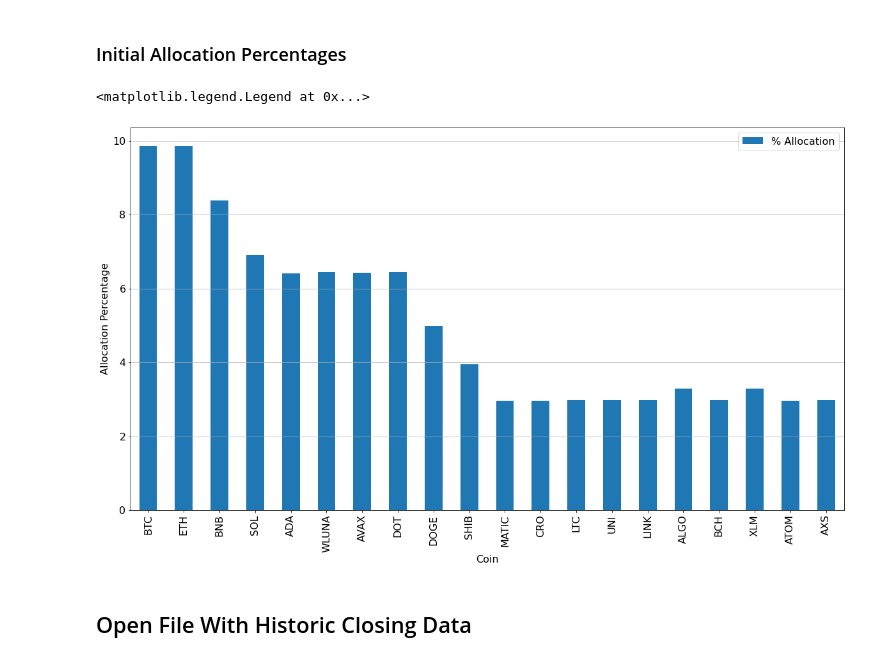
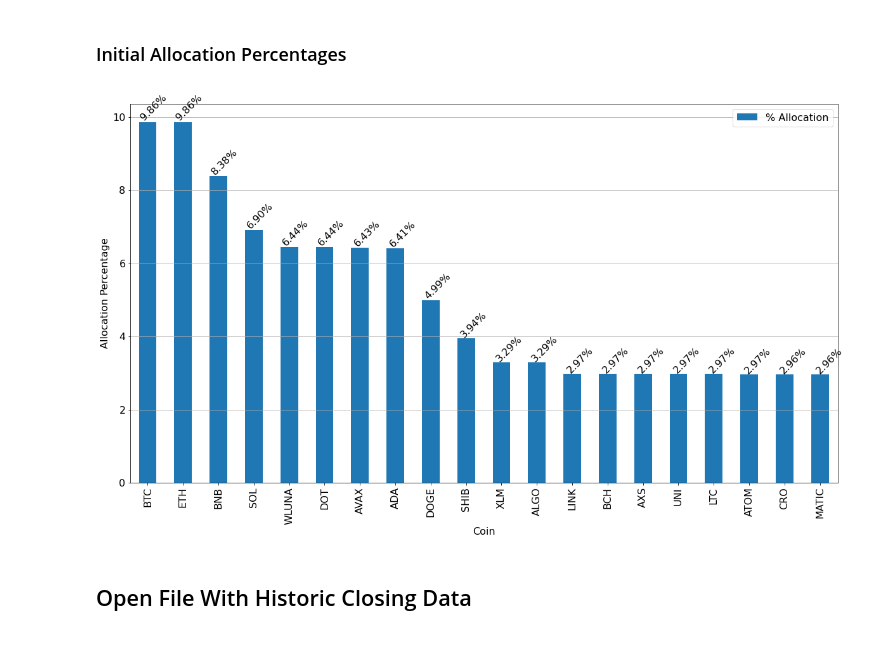
Before and after one commit to andresberejnoi/PublicNotebooks, a Jupyter notebook: 2022 Crypto Portfolio Tracking/2022 Weighted Crypto Portfolio Tracking.ipynb, the cells around one changed output. Cells and saved outputs as stored; diff of their text form; code cells hidden in the pictures.

```diff
--- a/2022 Crypto Portfolio Tracking/2022 Weighted Crypto Portfolio Tracking.ipynb
+++ b/2022 Crypto Portfolio Tracking/2022 Weighted Crypto Portfolio Tracking.ipynb
@@ -50,18 +51,26 @@ init_portfolio
 # %%
 total = init_portfolio['Investment'].sum()
 
 init_portfolio['% Allocation'] = (init_portfolio['Investment'] / total) * 100
+
+#-- sort df by allocation size
+init_portfolio = init_portfolio.sort_values(by='% Allocation', ascending=False)
 
 ax = init_portfolio['% Allocation'].plot(kind='bar',
                                          grid=False,
                                          ylabel="Allocation Percentage",
                                          figsize=(20,11))
 
 ax.grid(axis='y')
 ax.legend()
+
+#-- Annotate each bar in the chart
+for p in ax.patches:
+    _value:str = f"{p.get_height():.2f}%"
+    ax.annotate(_value, (p.get_x() * 1.005, p.get_height() * 1.005),rotation=45)
+    #ax.annotate("%.2f" % p.get_height(), (p.get_x() + p.get_width() / 2., p.get_height()), ha='center', va='center', xytext=(0, 10), textcoords='offset points')
 # %% [output]
-<matplotlib.legend.Legend at 0x...>
-[figure, old version]
+[figure, new version]
 # %% [markdown]
 ##  Open File With Historic Closing Data
 # %%
```
Also changed, not shown: parts of 16 cells of this notebook.
